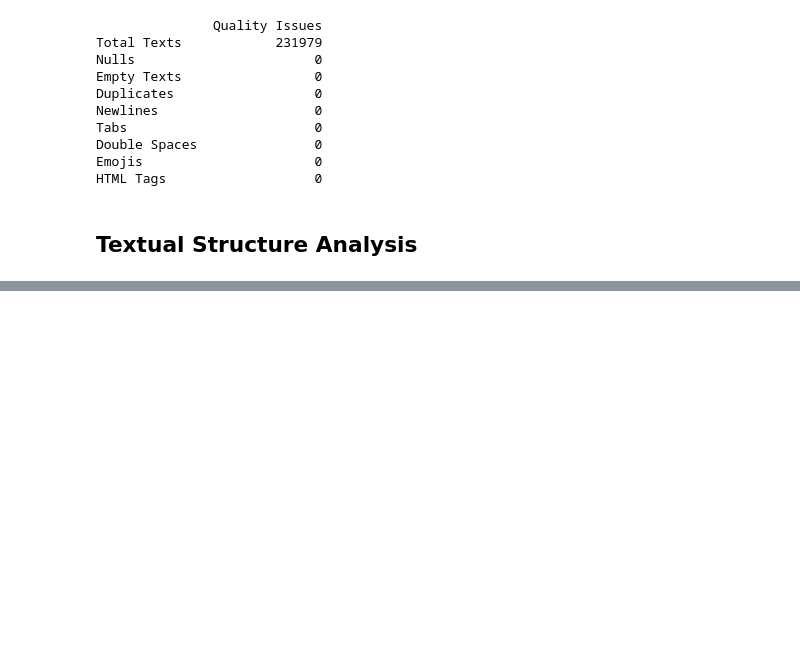
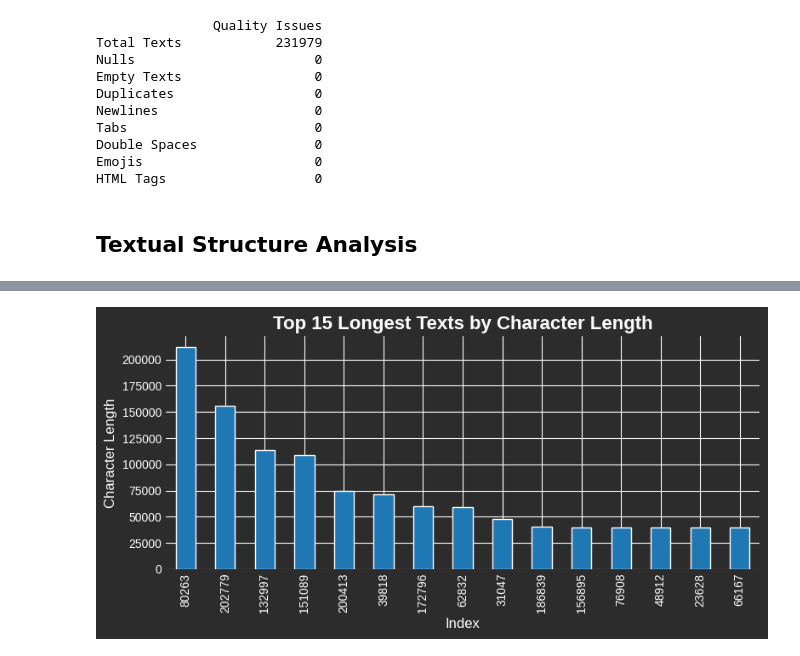
Before and after one commit to Roberto13-Vil/mental-health-text-classification, a Jupyter notebook: Notebooks/01_exploratory_data.ipynb, the cells around one changed output, grey strips where cells are left out. Saved outputs shown, nothing was run; the diff lists cells and outputs as text; code cells hidden in the pictures; blank space fills up the shorter version.

```diff
--- a/Notebooks/01_exploratory_data.ipynb
+++ b/Notebooks/01_exploratory_data.ipynb
@@ -162,2 +164,8 @@ import seaborn as sns
 # %%
 df = pd.read_parquet('../Data/cleaned_suicide_detection.parquet')
+# %%
+df['char_len'] = df['text'].str.len()
+df['token_count'] = df['text'].str.split().apply(len)
+df['unique_token'] = df['text'].str.split().apply(lambda x : len(x))
+
+df.describe()
@@ -163,0 +182,18 @@ df = pd.read_parquet('../Data/cleaned_suicide_detection.parquet')
+# %%
+with plt.style.context('seaborn-v0_8-darkgrid'):
+    fig, ax = plt.subplots(figsize=(8, 4), facecolor='#444444')
+    bars = df['char_len'].sort_values(ascending=False).head(15).plot(kind='bar', ax=ax, color='#1f77b4', edgecolor='white')
+
+    ax.set_title('Top 15 Longest Texts by Character Length', fontsize=16, color='white', weight='bold')
+    ax.set_xlabel('Index', fontsize=12, color='white')
+    ax.set_ylabel('Character Length', fontsize=12, color='white')
+
+    ax.tick_params(colors='white')
+    ax.set_facecolor('#2c2c2c')
+    fig.patch.set_facecolor('#2c2c2c')
+
+    plt.tight_layout()
+    plt.savefig('../Outputs/Images/top15_char_len')
+    plt.show()
+# %% [output]
+[figure, added]
```
Also changed, not shown: parts of 9 cells of this notebook, 11 other files.
